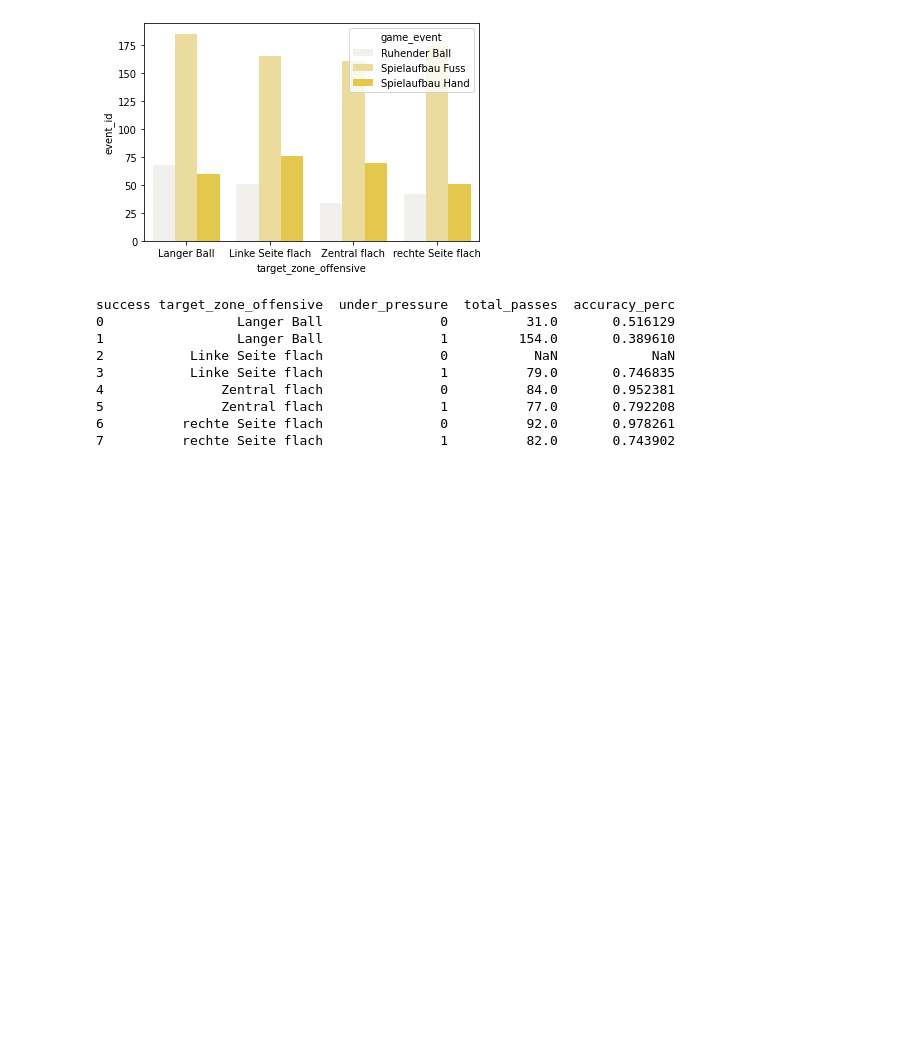
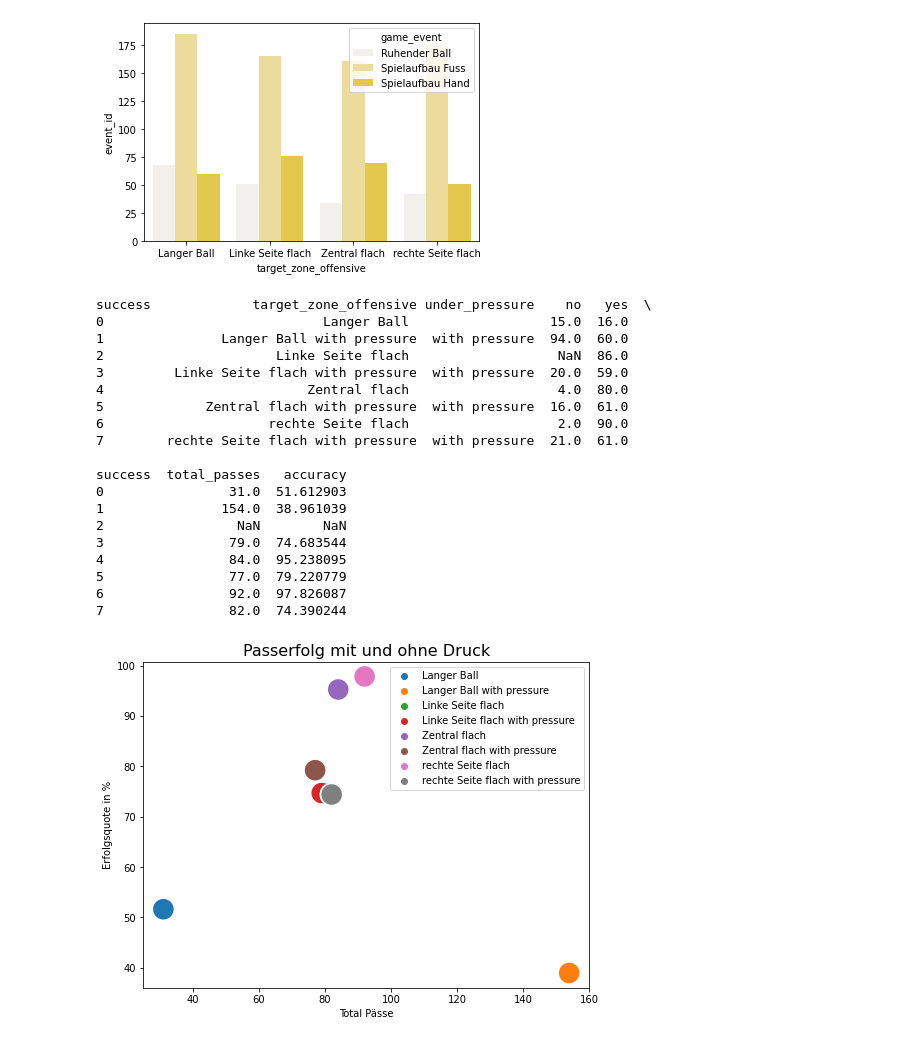
Before and after one commit to keepertrainer78698/youth-base, a Jupyter notebook: game-stats/keeperstats.ipynb, the cells around one changed output. Saved outputs shown, nothing was run; the diff lists cells and outputs as text; code cells hidden in the pictures; blank space fills up the shorter version.

Commit message:
ploted pass accuracy

```diff
--- a/game-stats/keeperstats.ipynb
+++ b/game-stats/keeperstats.ipynb
@@ -57,9 +57,14 @@ events_df = pd.merge(events_df, games_df, how='right', on=['game_id', 'game_id']
 # %%
 # Create offensive and defensive Fact tables
 
+## Creating a dataframe with solely defensive events and columns
+offensive_df = events_df.loc[events_df.phase == 'off']
+offensive_df = offensive_df.dropna(axis = 1, how = 'all')
+offensive_df['under_pressure'] = offensive_df.under_pressure.apply(lambda x: 'with pressure' if x == 'checked' else '')
+
 ## Sub dataframe with only passing events in offensive events
 passing_df = offensive_df[offensive_df['game_event'] == 'Spielaufbau Fuss']
-passing_df['success'] = passing_df.outcome_offensive.apply(lambda x: 1 if x == 'Ballbesitz innerhalb 5 sek' else 0)
+passing_df['success'] = passing_df.outcome_offensive.apply(lambda x: 'yes' if x == 'Ballbesitz innerhalb 5 sek' else 'no')
 # %%
 # Comparison defensiv vs. offensiv events
 
@@ -313,18 +314,43 @@ sns.barplot(data=group_passing_distribution, x='target_zone_offensive', y='event
 # %%
 ## Passing analysis
 
 group_pressure_passing = passing_df.groupby(['target_zone_offensive', 'under_pressure', 'success']).event_id.count().reset_index()
 pivot_pressure_passing = group_pressure_passing.pivot(index=['target_zone_offensive', 'under_pressure'], columns='success', values='event_id').reset_index()
-pivot_pressure_passing['total_passes'] = pivot_pressure_passing['0'] + pivot_pressure_passing['1']
+pivot_pressure_passing['total_passes'] = pivot_pressure_passing['yes'] + pivot_pressure_passing['no']
+pivot_pressure_passing['accuracy'] = pivot_pressure_passing.yes / pivot_pressure_passing.total_passes * 100
+pivot_pressure_passing['target_zone_offensive'] = pivot_pressure_passing.target_zone_offensive.str.cat(pivot_pressure_passing.under_pressure, sep= ' ')
+#pivot_pressure_passing = pivot_pressure_passing.drop(columns=['under_pressure', 'no', 'yes'])
 
 print(pivot_pressure_passing)
+
+plt.figure(figsize=[8, 6])
+sns.scatterplot(x='total_passes', y='accuracy', s=500, data=pivot_pressure_passing, hue='target_zone_offensive')
+
+plt.legend()
+plt.title('Passerfolg mit und ohne Druck', fontsize=16)
+plt.xlabel('Total Pässe')
+plt.ylabel('Erfolgsquote in %')
+
+plt.savefig('passgenauigkeit.png')
+plt.show()
 # %% [output]
-success target_zone_offensive  under_pressure  total_passes  accuracy_perc
-0                 Langer Ball               0          31.0       0.516129
-1                 Langer Ball               1         154.0       0.389610
-2           Linke Seite flach               0           NaN            NaN
-3           Linke Seite flach               1          79.0       0.746835
-4               Zentral flach               0          84.0       0.952381
-5               Zentral flach               1          77.0       0.792208
-6          rechte Seite flach               0          92.0       0.978261
-7          rechte Seite flach               1          82.0       0.743902
+success             target_zone_offensive under_pressure    no   yes  \
+0                            Langer Ball                  15.0  16.0
+1               Langer Ball with pressure  with pressure  94.0  60.0
+2                      Linke Seite flach                   NaN  86.0
+3         Linke Seite flach with pressure  with pressure  20.0  59.0
+4                          Zentral flach                   4.0  80.0
+5             Zentral flach with pressure  with pressure  16.0  61.0
+6                     rechte Seite flach                   2.0  90.0
+7        rechte Seite flach with pressure  with pressure  21.0  61.0
+
+success  total_passes   accuracy
+0                31.0  51.612903
+1               154.0  38.961039
+2                 NaN        NaN
+3                79.0  74.683544
+4                84.0  95.238095
+5                77.0  79.220779
+6                92.0  97.826087
+7                82.0  74.390244
+[figure, added]
```
Also changed, not shown: parts of 1 cell of this notebook, 1 other file.
